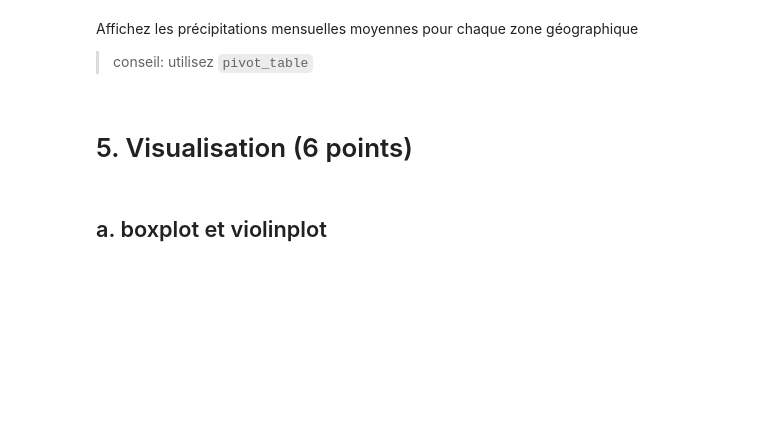
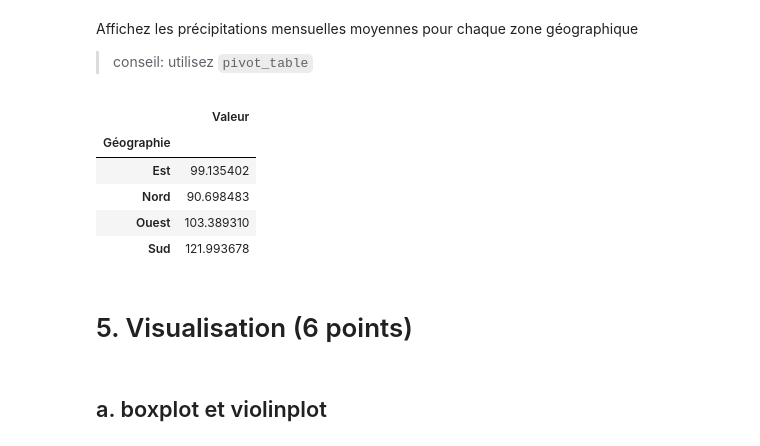
Before and after one commit to Alexandre0702/TP-Analyse-multidimentionnelle, a Jupyter notebook: TP1_pandas.ipynb, the cells around one changed output. Saved outputs shown, nothing was run; the diff lists cells and outputs as text; code cells hidden in the pictures; blank space fills up the shorter version.

```diff
--- a/TP1_pandas.ipynb
+++ b/TP1_pandas.ipynb
@@ -392,6 +409,15 @@ Affichez les précipitations mensuelles moyennes pour chaque zone géographique
 > conseil: utilisez `pivot_table`
 # %%
 # précipitations mensuelles moyennes
+aggregated = pivot_table2.pivot_table(values='Valeur', index='Géographie')
+aggregated
+# %% [output]
+|  | Valeur |
+| Géographie |  |
+| Est | 99.135402 |
+| Nord | 90.698483 |
+| Ouest | 103.389310 |
+| Sud | 121.993678 |
 # %% [markdown]
 # 5. Visualisation (6 points)
 # %% [markdown]
```
Also changed, not shown: parts of 4 cells of this notebook.
